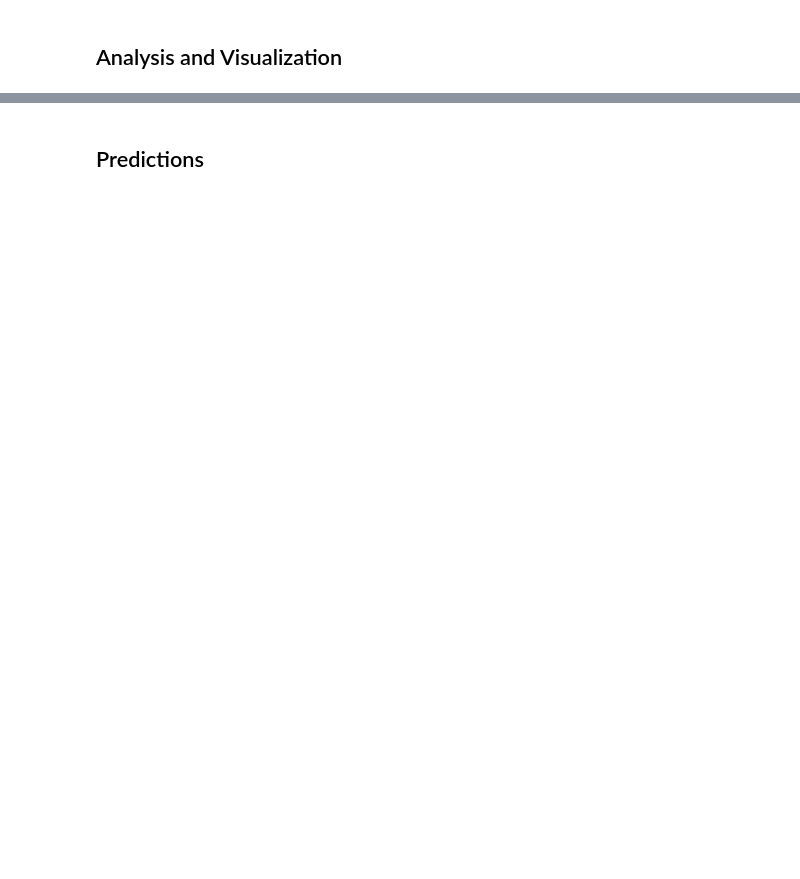
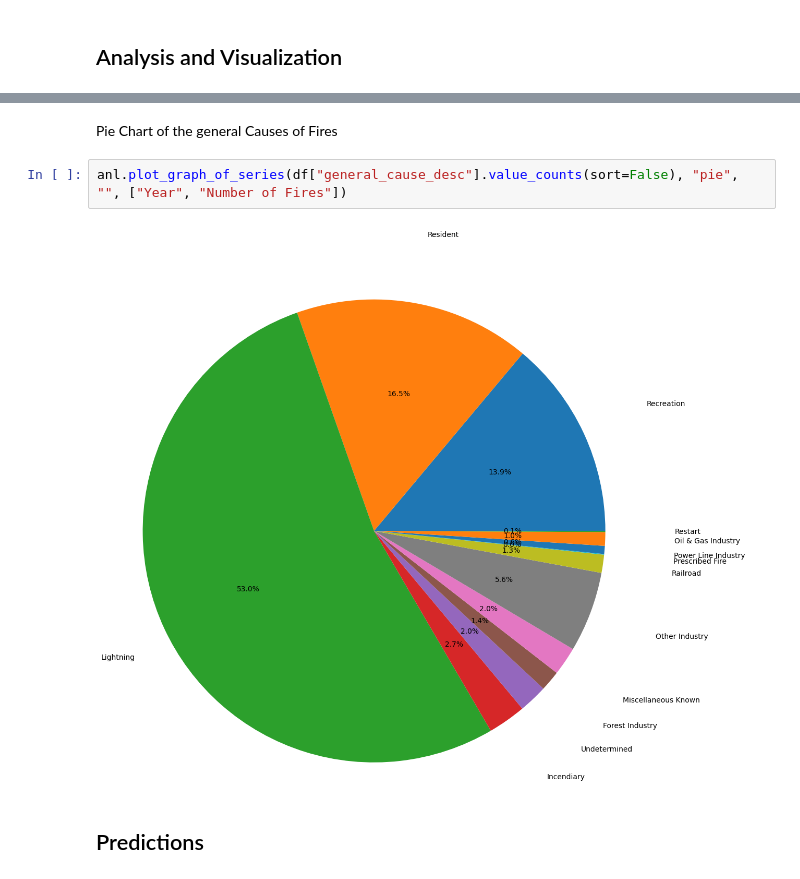
Before and after one commit to david-belman/ECE-143-Wildfire-Project, a Jupyter notebook: results.ipynb, the cells around one changed output, grey strips where cells are left out. Cells and saved outputs as stored; diff of their text form; blank space fills up the shorter version.

```diff
--- a/results.ipynb
+++ b/results.ipynb
@@ -28,2 +35,8 @@ df = DEC.Get_all_data("af-historic-wildfires-1996-2005-data.csv")
+# %% [markdown]
+Pie Chart of the general Causes of Fires
+# %%
+anl.plot_graph_of_series(df["general_cause_desc"].value_counts(sort=False), "pie", "", ["Year", "Number of Fires"])
+# %% [output]
+[figure, added]
 # %% [markdown]
 ## Predictions
```
Also changed, not shown: parts of 4 cells of this notebook, 2 other files.
